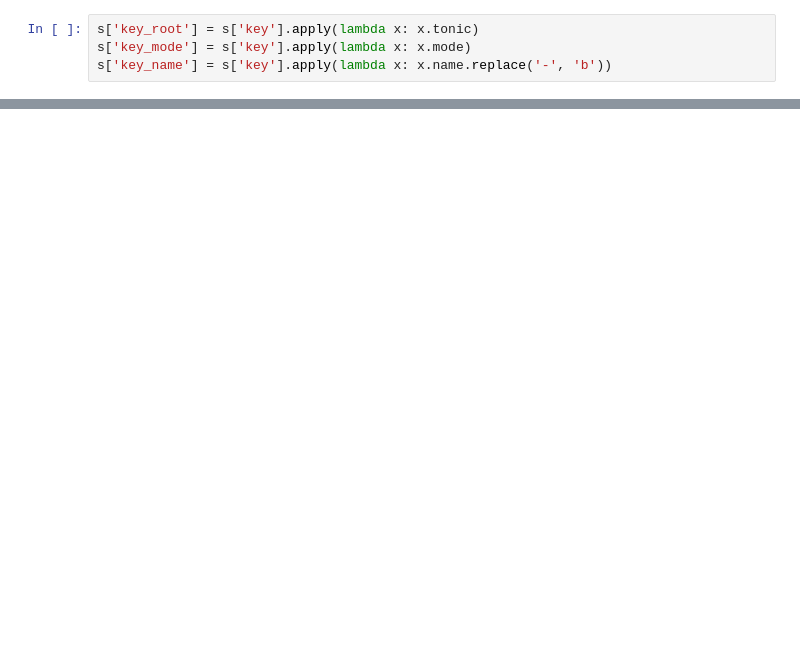
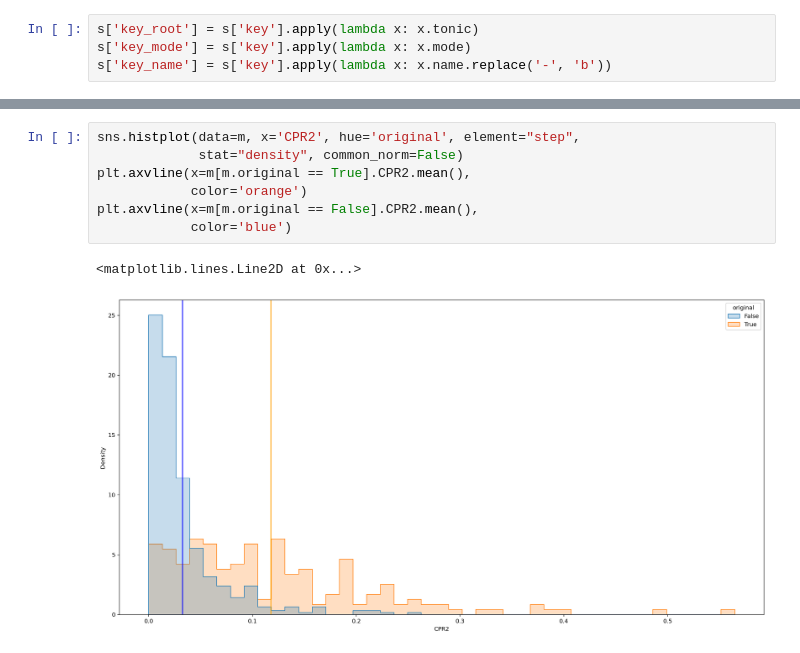
Before and after one commit to HikariNoMJ14/cool-cat-ai, a Jupyter notebook: src/Dataset Stats.ipynb, the cells around one changed output, grey strips where cells are left out. Drawn from its saved outputs; the diff is of its cells as text; blank space fills up the shorter version.

```diff
--- a/src/Dataset Stats.ipynb
+++ b/src/Dataset Stats.ipynb
@@ -362,0 +266,10 @@ sns.histplot(data=m, x='GS', hue='original', element="step")
+# %%
+sns.histplot(data=m, x='CPR2', hue='original', element="step",
+             stat="density", common_norm=False)
+plt.axvline(x=m[m.original == True].CPR2.mean(),
+            color='orange')
+plt.axvline(x=m[m.original == False].CPR2.mean(),
+            color='blue')
+# %% [output]
+<matplotlib.lines.Line2D at 0x...>
+[figure, added]
```
Also changed, not shown: parts of 35 cells of this notebook, 2 other files.
